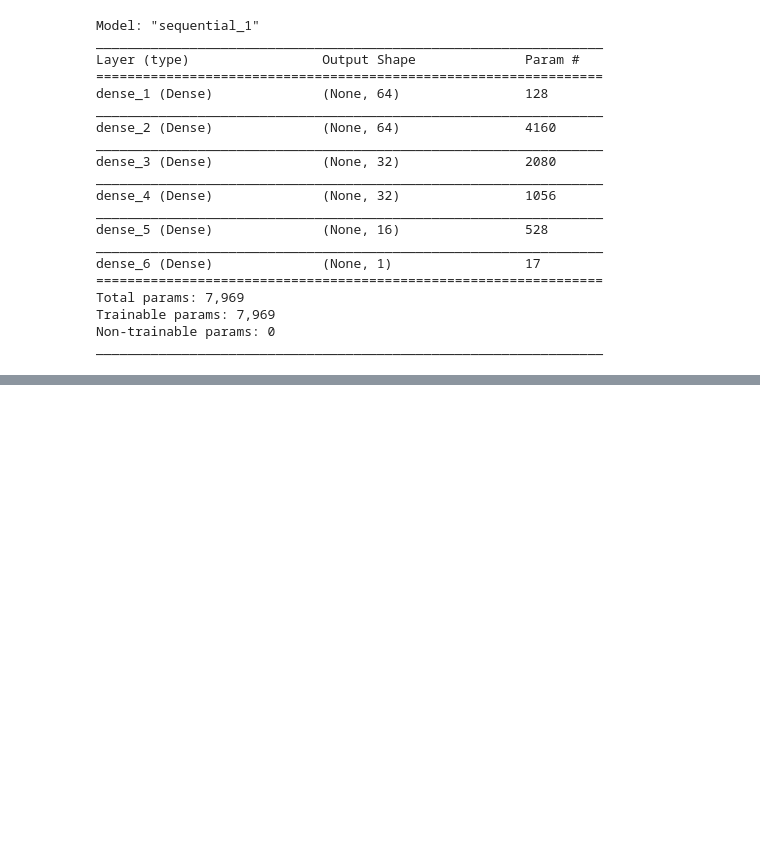
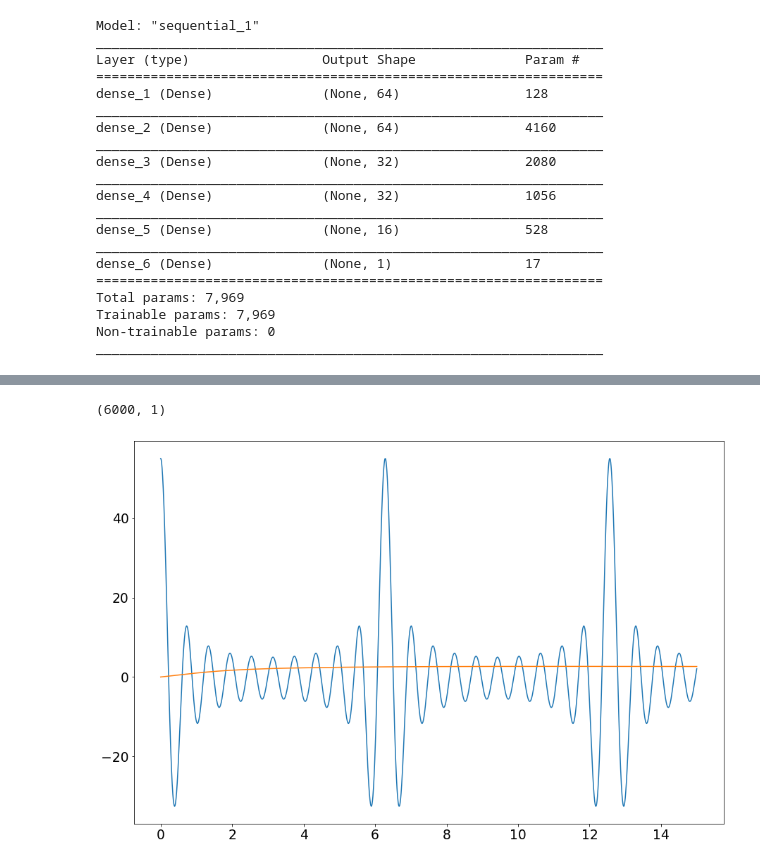
Before and after one commit to RitvikPrabhu/Machine-Learning, a Jupyter notebook: Neural_Networks_function_prediction_.ipynb, the cells around one changed output, grey strips where cells are left out. Drawn from its saved outputs; the diff is of its cells as text; code cells hidden in the pictures; blank space fills up the shorter version.

```diff
--- a/Neural_Networks_function_prediction_.ipynb
+++ b/Neural_Networks_function_prediction_.ipynb
@@ -702,0 +700,12 @@ Test Score: 0.57 RMSE
+# %%
+X = X.reshape(len(X),1)
+X = np.reshape(X,(X.shape[0],1, X.shape[1]))
+prediction = model.predict(X)
+
+X = X.reshape(len(X),1)
+plt.plot(X,Y)
+plt.plot(X,prediction)
+plt.show()
+# %% [output]
+(6000, 1)
+[figure, added]
```
Also changed, not shown: parts of 1 cell of this notebook.
